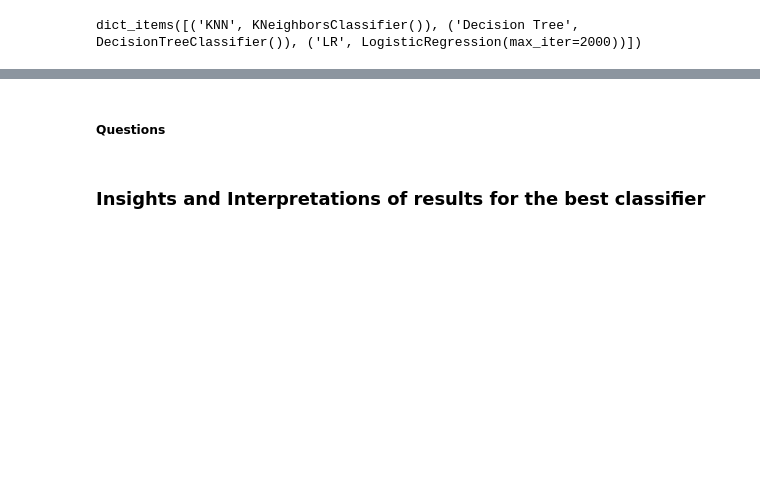
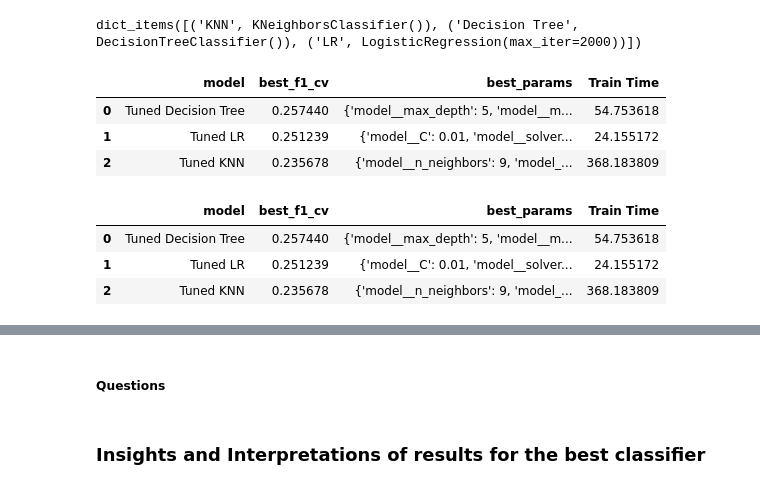
Before and after one commit to Subroy1/MSAI_AllPracticeModules, a Jupyter notebook: Module 17/prompt_III_Assignment17_1.ipynb, the cells around one changed output, grey strips where cells are left out. Cells and saved outputs as stored; diff of their text form; code cells hidden in the pictures; blank space fills up the shorter version.

Commit message:
Grid search on all but SVM

```diff
--- a/Module 17/prompt_III_Assignment17_1.ipynb
+++ b/Module 17/prompt_III_Assignment17_1.ipynb
@@ -837,8 +846,9 @@ param_grids = {
         "model__C": [0.01, 0.1, 1, 10, 100],  # Regularization strength
         "model__solver": ["liblinear", "lbfgs"]  # Optimization algorithms
     },
-    "KNN": {
-        "model__n_neighbors": [3, 5, 7, 9]  # Number of neighbors
+     "KNN": {
+        "model__n_neighbors": [3, 5, 7, 9],  # Number of neighbors
+        "model__weights": ["uniform", "distance"]  # Weighting method
     },
     # "SVC": {
     #     "model__C": [0.1, 1, 10],  # Regularization parameter
@@ -846,16 +856,17 @@ param_grids = {
     #     "model__gamma": ["scale", "auto"]  # Kernel coefficient
     # },
     "Decision Tree": {
-        "model__max_depth": [None, 5, 10]  # Maximum depth of the tree
-        #"model__min_samples_split": [2, 5, 10],  # Minimum samples required to split
+        "model__max_depth": [None, 5, 10,15,20],  # Maximum depth of the tree
+        "model__min_samples_split": [2, 5, 10] # Minimum samples required to split
     }
 }
 
 param_grid_svm = {
     "SVC": {
-        "model__C": [0.1, 1, 10],  # Regularization parameter
-        "model__kernel": ["rbf", "poly"],  # Kernel type
-        "model__gamma": ["scale", "auto"]  # Kernel coefficient
+        "model__C": [0.1, 10],  # Exploring values around the default (1.0), excluding default
+        #"model__kernel": ["sigmoid","rbf"],  # Keeping rbf for now to manage runtime, as poly is very slow at higher degrees.
+        "model__kernel": ["rbf"],  # Keeping rbf for now to manage runtime, as poly is very slow at higher degrees. Will revisit if results not optimum.
+        "model__gamma": ["auto", 0.001, 0.01]  # Exploring alternative gamma values, excluding default 'scale' which is already used
     }
 }
 # %%
@@ -865,24 +876,35 @@ dict_items([('KNN', KNeighborsClassifier()), ('Decision Tree', DecisionTreeClass
 # %%
 # Perform cross validation using grid search , use F1 scoring as this is a classfication problem and we intend to find a balance between precisionand recall.
 # Reason is that we want to detect as many potential customers as possible without missing many, while
 # also avoiding reaching out unnecessarily to customers in a directedcampaign who are unlikely to opt for subscription.
 from timeit import default_timer as timer
 
 best_models = {}
 results_cv = []
-start_time = timer()
-
 for name, model in models.items():
-    cvpipe = Pipeline(steps=[("preprocess", preprocessor), ("model", model)])
+    # Include SMOTE in the pipeline for GridSearchCV
+    cvpipe = Pipeline(steps=[("preprocess", preprocessor), ("smote", SMOTE(random_state=42)), ("model", model)])
     grid = GridSearchCV(cvpipe, param_grids[name], scoring="f1", cv=cv, n_jobs=-1)## choose F1 as score .
+    start_time = timer()
     grid.fit(X_train, y_train)
     train_time_model = timer() - start_time
     best_models[name] = grid.best_estimator_
+    # Store results
     results_cv.append({"model": f"Tuned {name}", "best_f1_cv": grid.best_score_, "best_params": grid.best_params_, "Train Time": train_time_model})
-    #train_time_model
 
 train_time_total = timer() - start_time
 
 results_cv_df = pd.DataFrame(results_cv).sort_values("best_f1_cv", ascending=False).reset_index(drop=True)
 results_cv_df
-print(f"Time taken to train all models : {train_time_total}")
+# %% [output]
+|  | model | best_f1_cv | best_params | Train Time |
+| 0 | Tuned Decision Tree | 0.257440 | {'model__max_depth': 5, 'model__m... | 54.753618 |
+| 1 | Tuned LR | 0.251239 | {'model__C': 0.01, 'model__solver... | 24.155172 |
+| 2 | Tuned KNN | 0.235678 | {'model__n_neighbors': 9, 'model_... | 368.183809 |
+# %%
+results_cv_df
+# %% [output]
+|  | model | best_f1_cv | best_params | Train Time |
+| 0 | Tuned Decision Tree | 0.257440 | {'model__max_depth': 5, 'model__m... | 54.753618 |
+| 1 | Tuned LR | 0.251239 | {'model__C': 0.01, 'model__solver... | 24.155172 |
+| 2 | Tuned KNN | 0.235678 | {'model__n_neighbors': 9, 'model_... | 368.183809 |
```
Also changed, not shown: parts of 7 cells of this notebook.
